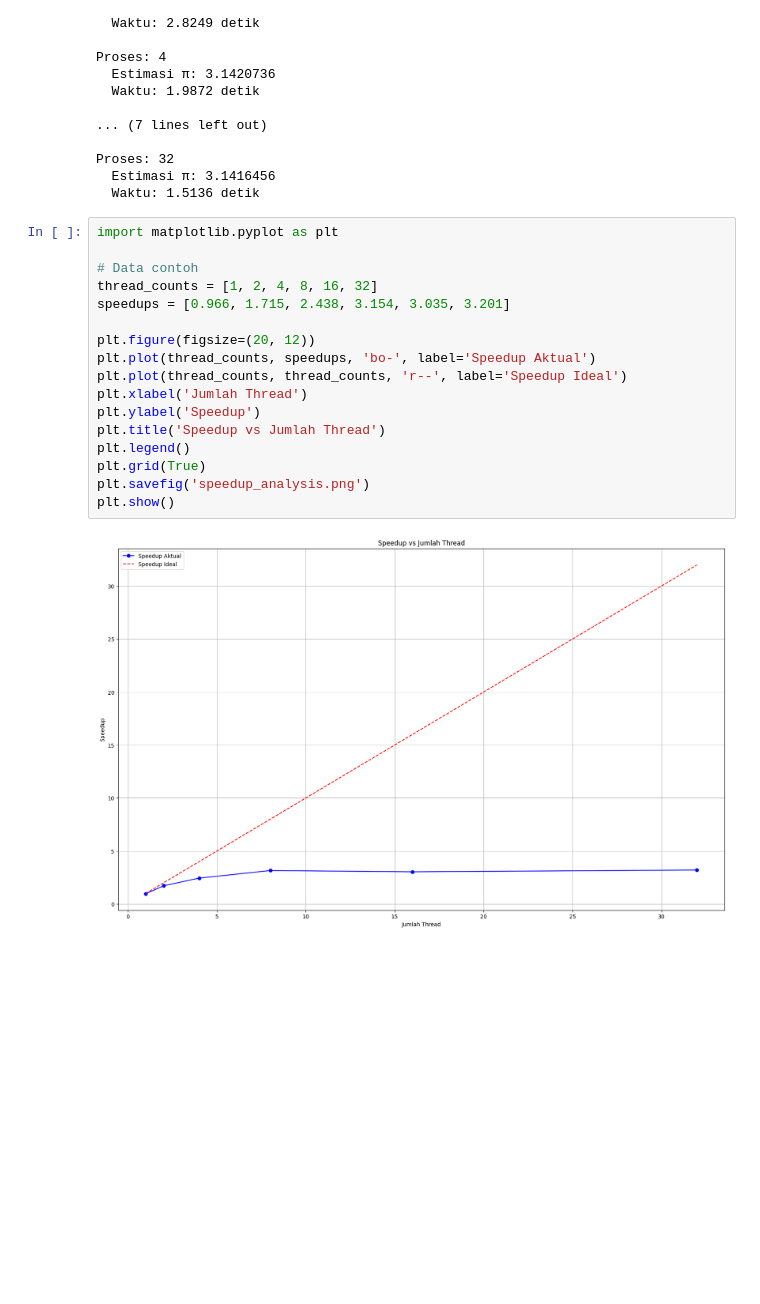
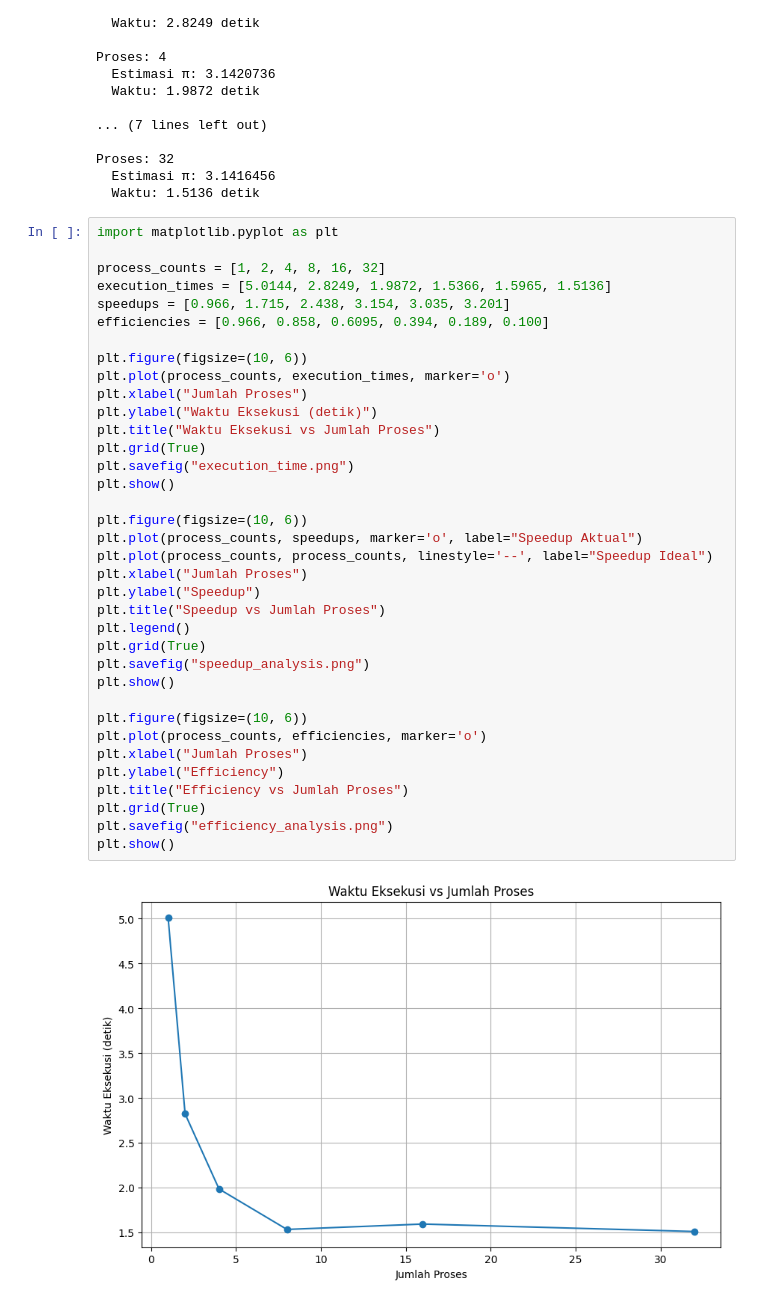
Before and after one commit to Keen-Glint/Komputasi-Parallel, a Jupyter notebook: Modul1.ipynb, the cells around one changed output. Saved outputs shown, nothing was run; the diff lists cells and outputs as text; blank space fills up the shorter version.

```diff
--- a/Modul1.ipynb
+++ b/Modul1.ipynb
@@ -99,19 +99,38 @@ Proses: 32
 # %%
 import matplotlib.pyplot as plt
 
-# Data contoh
-thread_counts = [1, 2, 4, 8, 16, 32]
+process_counts = [1, 2, 4, 8, 16, 32]
+execution_times = [5.0144, 2.8249, 1.9872, 1.5366, 1.5965, 1.5136]
 speedups = [0.966, 1.715, 2.438, 3.154, 3.035, 3.201]
+efficiencies = [0.966, 0.858, 0.6095, 0.394, 0.189, 0.100]
 
-plt.figure(figsize=(20, 12))
-plt.plot(thread_counts, speedups, 'bo-', label='Speedup Aktual')
-plt.plot(thread_counts, thread_counts, 'r--', label='Speedup Ideal')
-plt.xlabel('Jumlah Thread')
-plt.ylabel('Speedup')
-plt.title('Speedup vs Jumlah Thread')
+plt.figure(figsize=(10, 6))
+plt.plot(process_counts, execution_times, marker='o')
+plt.xlabel("Jumlah Proses")
+plt.ylabel("Waktu Eksekusi (detik)")
+plt.title("Waktu Eksekusi vs Jumlah Proses")
+plt.grid(True)
+plt.savefig("execution_time.png")
+plt.show()
+
+plt.figure(figsize=(10, 6))
+plt.plot(process_counts, speedups, marker='o', label="Speedup Aktual")
+plt.plot(process_counts, process_counts, linestyle='--', label="Speedup Ideal")
+plt.xlabel("Jumlah Proses")
+plt.ylabel("Speedup")
+plt.title("Speedup vs Jumlah Proses")
 plt.legend()
 plt.grid(True)
-plt.savefig('speedup_analysis.png')
+plt.savefig("speedup_analysis.png")
 plt.show()
+
+plt.figure(figsize=(10, 6))
+plt.plot(process_counts, efficiencies, marker='o')
+plt.xlabel("Jumlah Proses")
+plt.ylabel("Efficiency")
+plt.title("Efficiency vs Jumlah Proses")
+plt.grid(True)
+plt.savefig("efficiency_analysis.png")
+plt.show()
 # %% [output]
-[figure, old version]
+[figure, new version]
```
Also changed, not shown: parts of 1 cell of this notebook, 3 other files.
